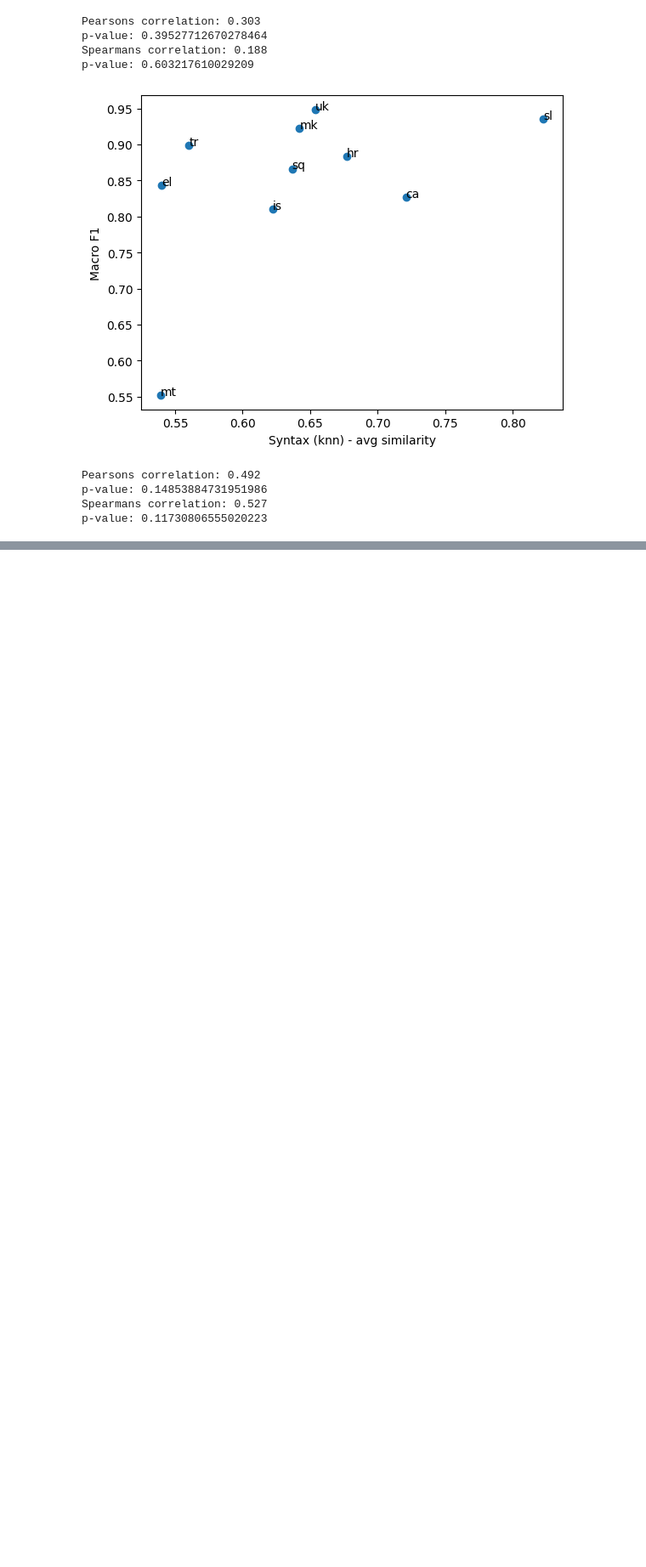
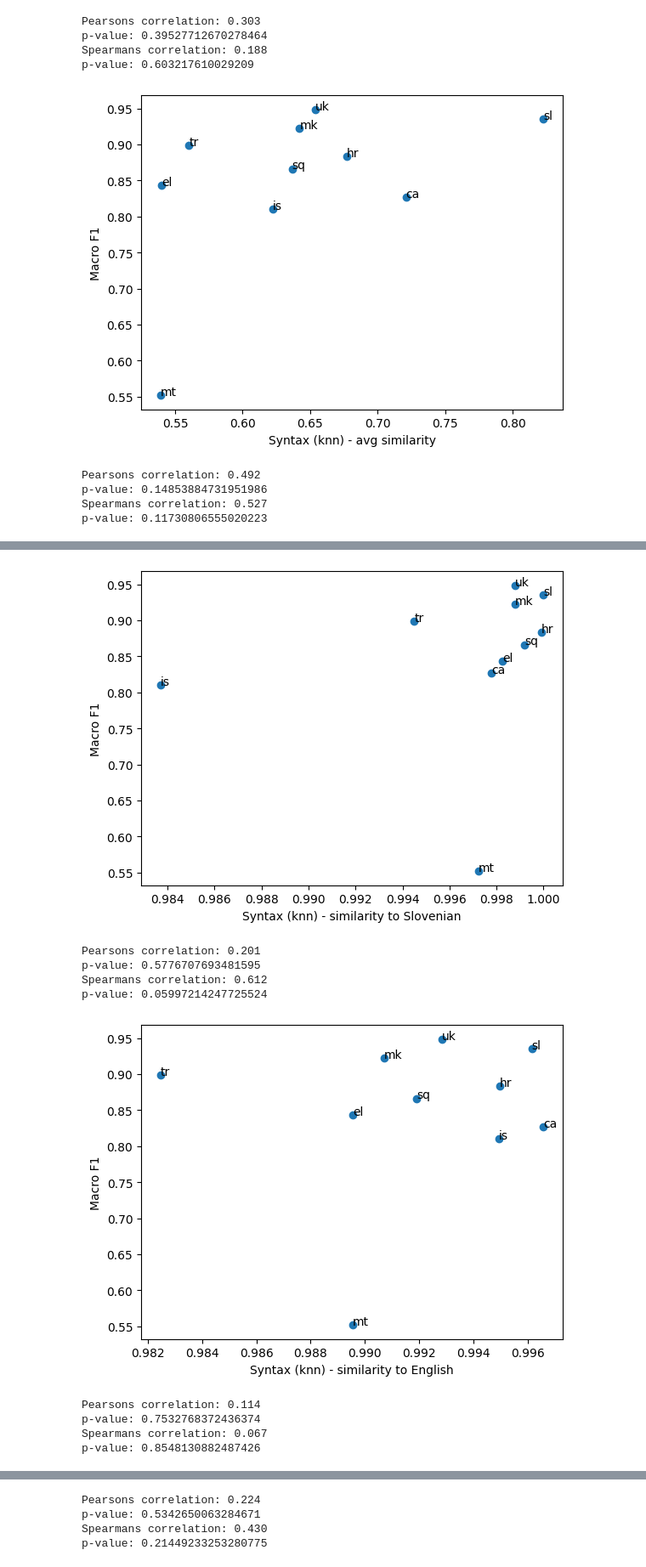
Before and after one commit to TajaKuzman/Crosslingual-Genre-Bias-Analysis, a Jupyter notebook: calculate_corelation_coefficient.ipynb, the cells around one changed output, grey strips where cells are left out. Shown: that part at 85% size. Drawn from its saved outputs; the diff is of its cells as text; code cells hidden in the pictures; blank space fills up the shorter version.

```diff
--- a/calculate_corelation_coefficient.ipynb
+++ b/calculate_corelation_coefficient.ipynb
@@ -1092,0 +1121,3 @@ analyse(fam_df["avg_similarity"].to_list(), fam_df["macro_f1"].to_list(), labels
+# %%
+geo_df = feature_df("geo")
+geo_df
@@ -1092,0 +1136,23 @@ analyse(fam_df["avg_similarity"].to_list(), fam_df["macro_f1"].to_list(), labels
+# %%
+# Analyse the correlation
+labels = geo_df["index"].to_list()
+analyse(geo_df["similarity-to-sl"].to_list(), geo_df["macro_f1"].to_list(), labels, x_name="Syntax (knn) - similarity to Slovenian", y_name="Macro F1")
+
+# Analyse the correlation
+labels = geo_df["index"].to_list()
+analyse(geo_df["similarity-to-en"].to_list(), geo_df["macro_f1"].to_list(), labels, x_name="Syntax (knn) - similarity to English", y_name="Macro F1")
+
+# Analyse the correlation
+labels = geo_df["index"].to_list()
+analyse(geo_df["avg_similarity"].to_list(), geo_df["macro_f1"].to_list(), labels, x_name="Syntax (knn) - avg similarity", y_name="Macro F1")
+# %% [output]
+[figure, added]
+Pearsons correlation: 0.201
+p-value: 0.5776707693481595
+Spearmans correlation: 0.612
+p-value: 0.05997214247725524
+[figure, added]
+Pearsons correlation: 0.114
+p-value: 0.7532768372436374
+Spearmans correlation: 0.067
+p-value: 0.8548130882487426
@@ -1092,0 +1160,4 @@ analyse(fam_df["avg_similarity"].to_list(), fam_df["macro_f1"].to_list(), labels
+Pearsons correlation: 0.224
+p-value: 0.5342650063284671
+Spearmans correlation: 0.430
+p-value: 0.21449233253280775
```
Also changed, not shown: parts of 4 cells of this notebook.
